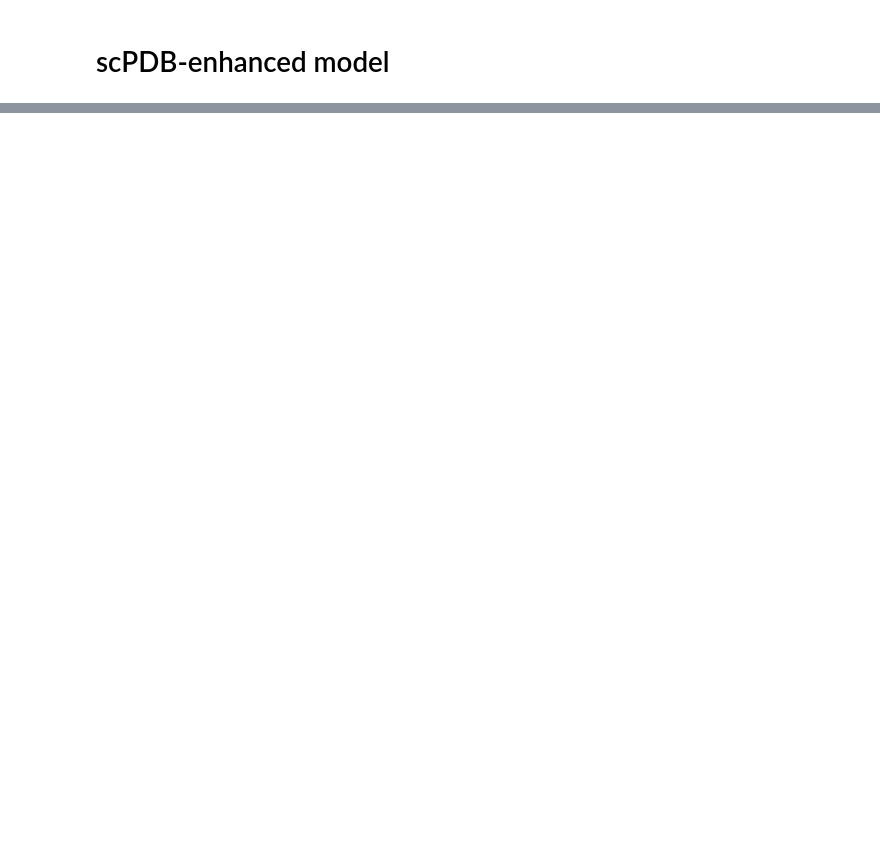
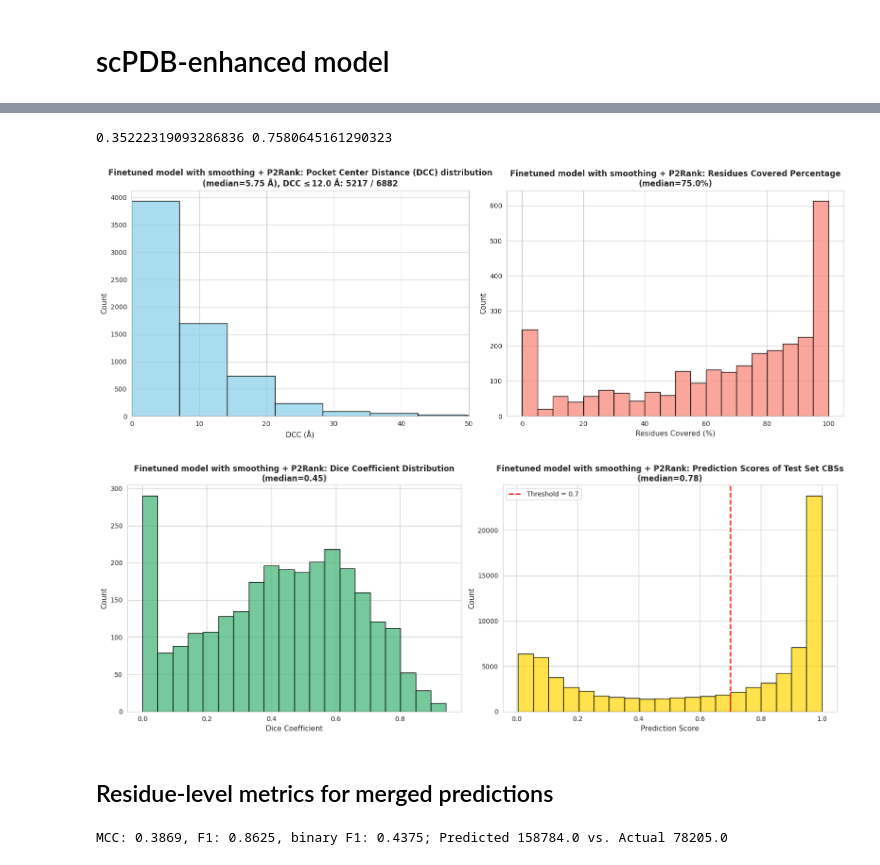
Before and after one commit to skrhakv/seq2pocket, a Jupyter notebook: src/E-regular-binding-site-predictor/evaluation/pocket-level-evaluation.ipynb, the cells around one changed output, grey strips where cells are left out. Drawn from its saved outputs; the diff is of its cells as text; code cells hidden in the pictures; blank space fills up the shorter version.

```diff
--- a/src/E-regular-binding-site-predictor/evaluation/pocket-level-evaluation.ipynb
+++ b/src/E-regular-binding-site-predictor/evaluation/pocket-level-evaluation.ipynb
@@ -361,0 +475,79 @@ eval_utils.print_plots(DCCs, coverages, dice_coefficients, binding_prediction_sc
+# %%
+import pickle
+
+with open('/home/skrhakv/cryptoshow-analysis/data/E-regular-binding-site-predictor/LIGYSIS_sites_DEF_TRANS.pkl', 'rb') as file:
+    df = pickle.load(file)
+
+auth_to_label_chain_mapping = {}
+for pdb_id, auth_chain_id, label_chain_id in zip(df['pdb_id'], df['auth_asym_id'], df['struct_asym_id']):
+    auth_to_label_chain_mapping[(pdb_id, auth_chain_id)] = label_chain_id
+
+# load p2rank predictions and format the pockets in the same way as our model's predictions
+with open('/home/skrhakv/cryptoshow-analysis/data/E-regular-binding-site-predictor/predictions-enhanced-scPDB/p2rank_predictions_reformated.pkl', 'rb') as f:
+    p2rank_predicted_pockets = pickle.load(f)
+    p2rank_predicted_pockets = {protein_id: [(np.array([int(residue[1:]) for residue in pocket]), method) for (pocket, method) in pockets] for protein_id, pockets in p2rank_predicted_pockets[0].items()}
+
+# map p2rank chain ids from auth to label
+# p2rank_predicted_pockets = {f'{protein_id[:4]}{auth_to_label_chain_mapping[(protein_id[:4], protein_id[4:])]}': pockets for protein_id, pockets in p2rank_predicted_pockets.items() }
+
+#predicted_binding_sites
+merged_predictions = {}
+p2rank_predicted_structures_count = 0
+for protein_id in sequences.keys():
+    protein_id_without_dash = protein_id.replace('_', '')
+    merged_predictions[protein_id] = []
+    # add finetuned model predictions
+    for binding_sites in predicted_binding_sites[protein_id_without_dash]:
+        merged_predictions[protein_id].append(binding_sites)
+    # add p2rank predictions
+    if protein_id_without_dash in p2rank_predicted_pockets:
+        p2rank_predicted_structures_count += 1
+        for binding_sites in p2rank_predicted_pockets[protein_id_without_dash]:
+            merged_predictions[protein_id].append(binding_sites)
+
+assert p2rank_predicted_structures_count == 2579, f"Number of structures with p2rank predictions is {p2rank_predicted_structures_count}, but should be 2579. (see src/E-regular-binding-site-predictor/evaluation/pocket-level-evaluation-p2rank.ipynb for details)"
+# %%
+VERBOSE_OUTPUT = False
+MODEL = 'Finetuned model with smoothing + P2Rank'
+DCCs, coverages, dice_coefficients, binding_prediction_scores, number_of_pockets = eval_utils.compute_pocket_level_metrics(binding_residues, merged_predictions, prediction_scores, COORDINATES_DIR, VERBOSE_OUTPUT)
+print(np.sum(np.array(DCCs) < 4) / number_of_pockets, np.sum(np.array(DCCs) < 12) / number_of_pockets)
+eval_utils.print_plots(DCCs, coverages, dice_coefficients, binding_prediction_scores, number_of_pockets, MODEL, dcc_threshold=12.0)
+# 0.8: 0.16216216216216217 0.4398430688753269
+# 0.5: 0.22246439988375472 0.6287416448706771
+# P2rank + finetuning with smoothing: 0.35222319093286836 0.7580645161290323
+# P2rank + finetuning without smoothing: 0.3188026736413833 0.7621331008427783
+# %% [output]
+0.35222319093286836 0.7580645161290323
+[figure, added]
+[figure, added]
+# %% [markdown]
+## Residue-level metrics for merged predictions
+# %%
+from sklearn import metrics
+
+actual_labels = []
+predicted_labels = []
+
+for protein_id in sequences.keys():
+    actual_labels_indices = [np.array([int(residue.split('_')[1]) for residue in pocket]) for pocket in binding_residues[protein_id]]
+    this_actual_labels = np.zeros(len(sequences[protein_id]))
+    for pocket_indices in actual_labels_indices:
+        this_actual_labels[pocket_indices] = 1
+
+    this_predicted_labels = np.zeros(len(sequences[protein_id]))
+    for pocket_indices, method in merged_predictions[protein_id]:
+        this_predicted_labels[pocket_indices] = 1
+    actual_labels.append(this_actual_labels)
+    predicted_labels.append(this_predicted_labels)
+
+actual_labels = np.concatenate(actual_labels)
+predicted_labels = np.concatenate(predicted_labels)
+
+mcc = metrics.matthews_corrcoef(actual_labels, predicted_labels)
+f1 = metrics.f1_score(actual_labels, predicted_labels, average='weighted')
+binary_f1 = metrics.f1_score(actual_labels, predicted_labels)
+precision, recall, thresholds2 = metrics.precision_recall_curve(actual_labels, predicted_labels)
+auprc = metrics.auc(recall, precision)
+print(f"MCC: {mcc:.4f}, F1: {f1:.4f}, binary F1: {binary_f1:.4f}; Predicted {sum(predicted_labels)} vs. Actual {sum(actual_labels)}")
+# %% [output]
+MCC: 0.3869, F1: 0.8625, binary F1: 0.4375; Predicted 158784.0 vs. Actual 78205.0
```
Also changed, not shown: parts of 15 cells of this notebook.
